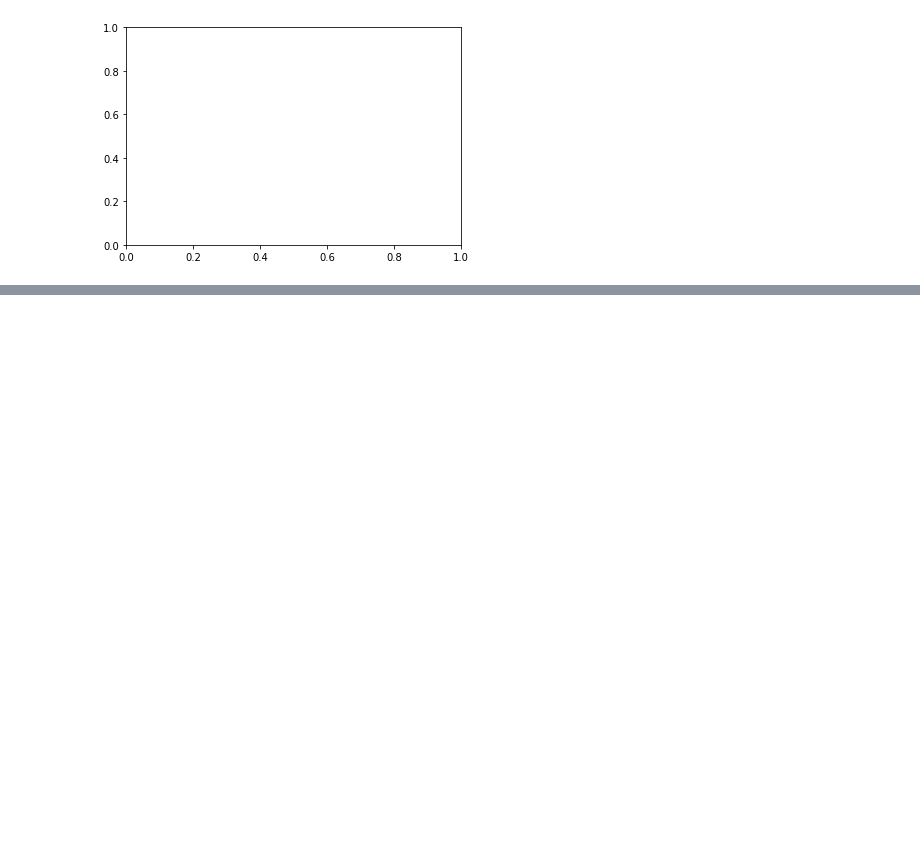
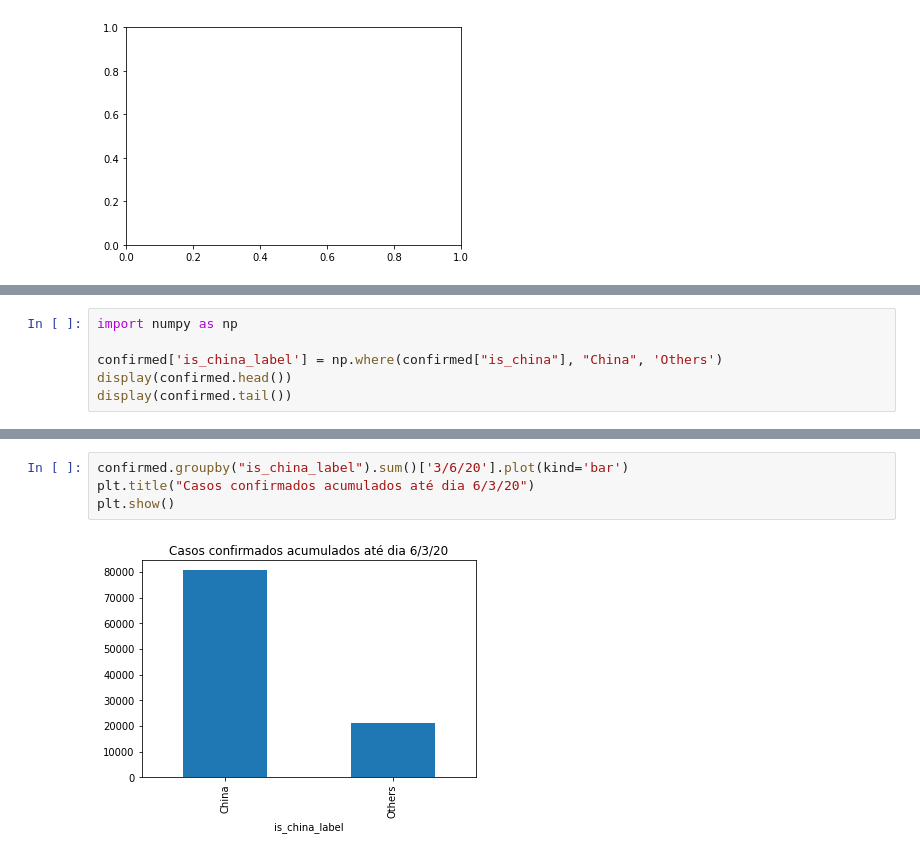
Before and after one commit to viniciusfin/COVID-19, a Jupyter notebook: Data_Science_e_Saude.ipynb, the cells around one changed output, grey strips where cells are left out. Cells and saved outputs as stored; diff of their text form; blank space fills up the shorter version.

```diff
--- a/Data_Science_e_Saude.ipynb
+++ b/Data_Science_e_Saude.ipynb
@@ -395,0 +467,6 @@ combined.sort_values("letality_rate_1", ascending = False).query("confirmed > 10
+# %%
+import numpy as np
+
+confirmed['is_china_label'] = np.where(confirmed["is_china"], "China", 'Others')
+display(confirmed.head())
+display(confirmed.tail())
@@ -395,0 +488,6 @@ combined.sort_values("letality_rate_1", ascending = False).query("confirmed > 10
+# %%
+confirmed.groupby("is_china_label").sum()['3/6/20'].plot(kind='bar')
+plt.title("Casos confirmados acumulados até dia 6/3/20")
+plt.show()
+# %% [output]
+[figure, added]
```
Also changed, not shown: parts of 52 cells of this notebook.
